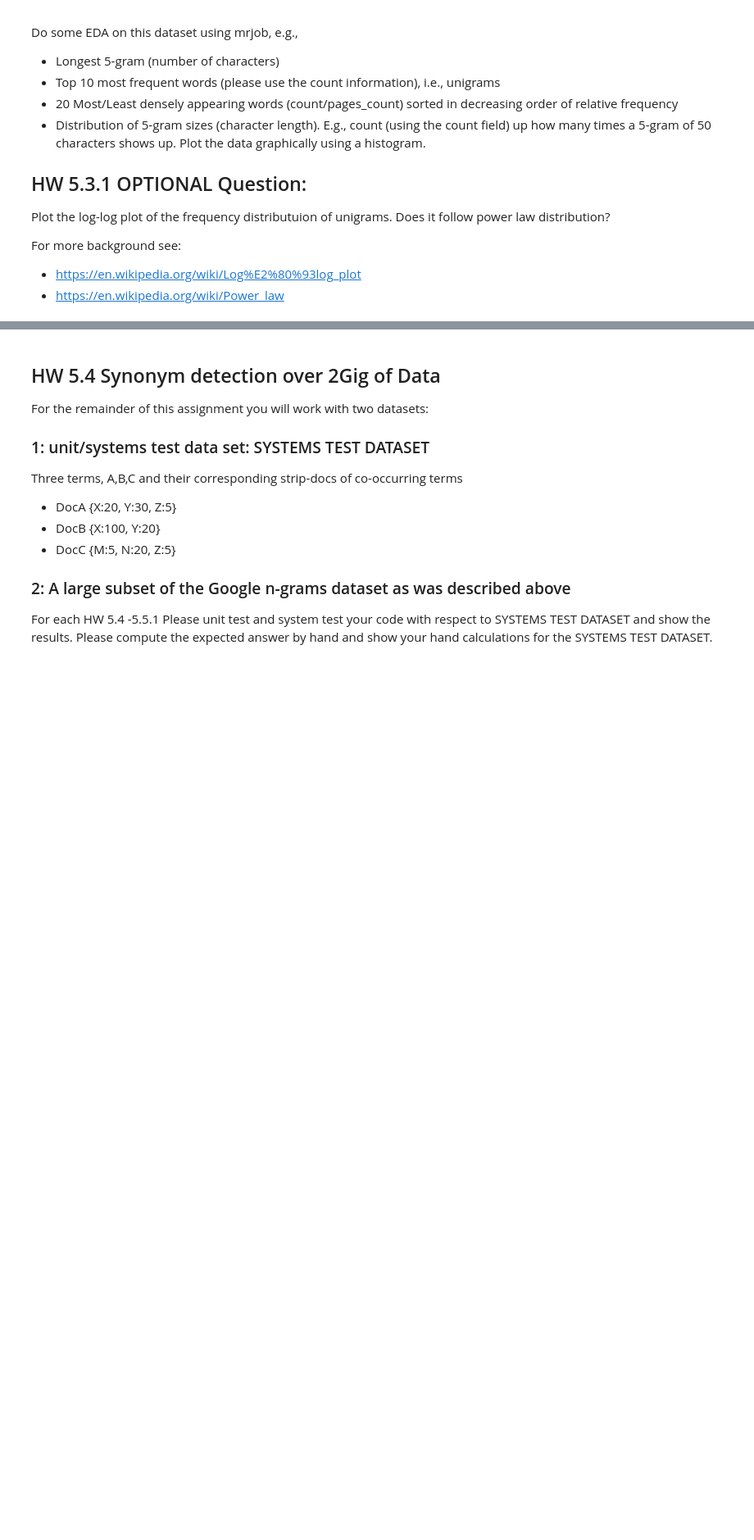
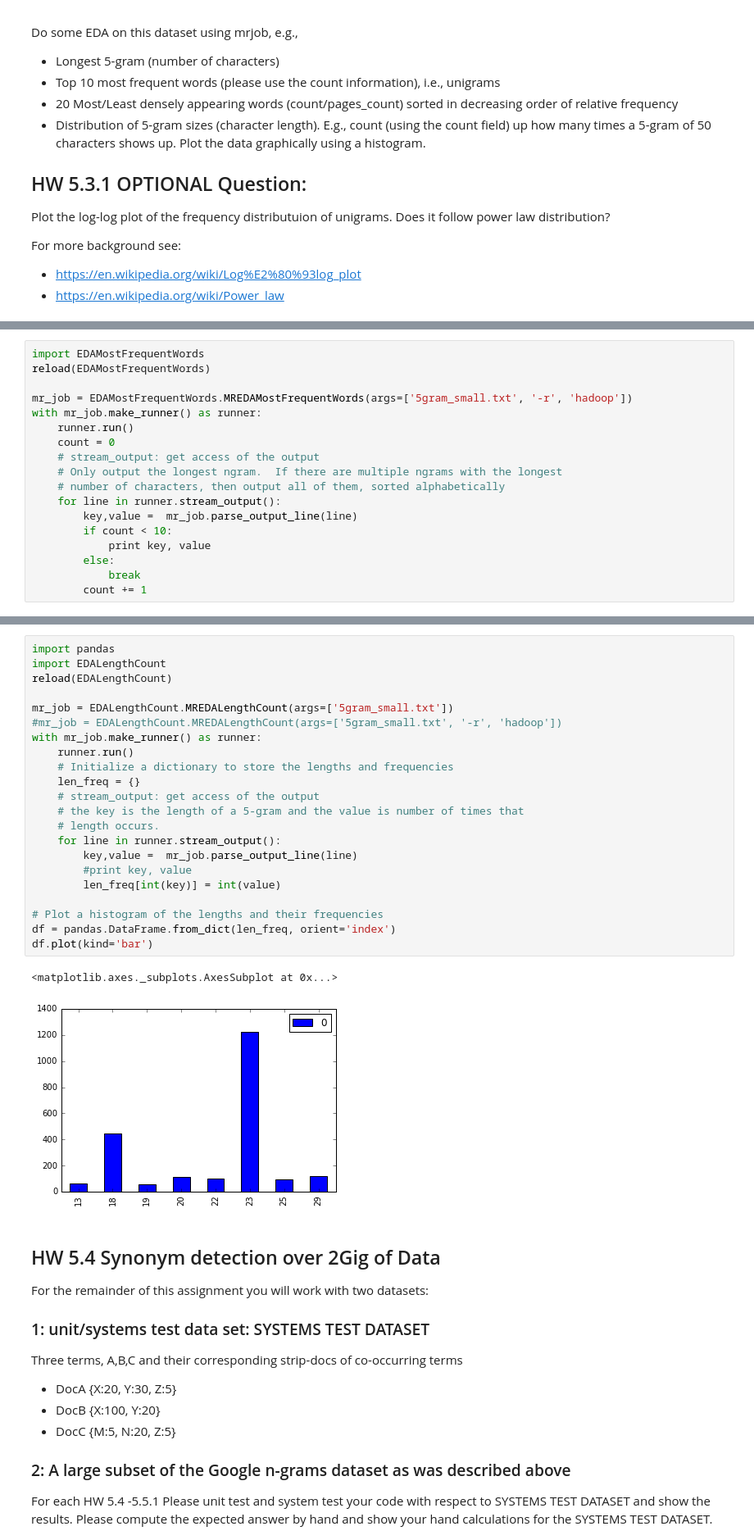
Before and after one commit to mjasek114/w261-Assignments, a Jupyter notebook: hw5/MIDS-W261-2016-HWK-Week05-Jasek.ipynb, the cells around one changed output, grey strips where cells are left out. Shown at 82% size. Drawn from its saved outputs; the diff is of its cells as text; blank space fills up the shorter version.

```diff
--- a/hw5/MIDS-W261-2016-HWK-Week05-Jasek.ipynb
+++ b/hw5/MIDS-W261-2016-HWK-Week05-Jasek.ipynb
@@ -421,0 +551,18 @@ For more background see:
+# %%
+import EDAMostFrequentWords
+reload(EDAMostFrequentWords)
+
+mr_job = EDAMostFrequentWords.MREDAMostFrequentWords(args=['5gram_small.txt', '-r', 'hadoop'])
+with mr_job.make_runner() as runner:
+    runner.run()
+    count = 0
+    # stream_output: get access of the output
+    # Only output the longest ngram.  If there are multiple ngrams with the longest
+    # number of characters, then output all of them, sorted alphabetically
+    for line in runner.stream_output():
+        key,value =  mr_job.parse_output_line(line)
+        if count < 10:
+            print key, value
+        else:
+            break
+        count += 1
@@ -422,3 +615,28 @@ For more background see:
+# %%
+import pandas
+import EDALengthCount
+reload(EDALengthCount)
+
+mr_job = EDALengthCount.MREDALengthCount(args=['5gram_small.txt'])
+#mr_job = EDALengthCount.MREDALengthCount(args=['5gram_small.txt', '-r', 'hadoop'])
+with mr_job.make_runner() as runner:
+    runner.run()
+    # Initialize a dictionary to store the lengths and frequencies
+    len_freq = {}
+    # stream_output: get access of the output
+    # the key is the length of a 5-gram and the value is number of times that
+    # length occurs.
+    for line in runner.stream_output():
+        key,value =  mr_job.parse_output_line(line)
+        #print key, value
+        len_freq[int(key)] = int(value)
+
+# Plot a histogram of the lengths and their frequencies
+df = pandas.DataFrame.from_dict(len_freq, orient='index')
+df.plot(kind='bar')
+# %% [output]
+<matplotlib.axes._subplots.AxesSubplot at 0x...>
+[figure, added]
 # %% [markdown]
 ## HW 5.4  Synonym detection over 2Gig of Data
 
```
Also changed, not shown: parts of 13 cells of this notebook.
